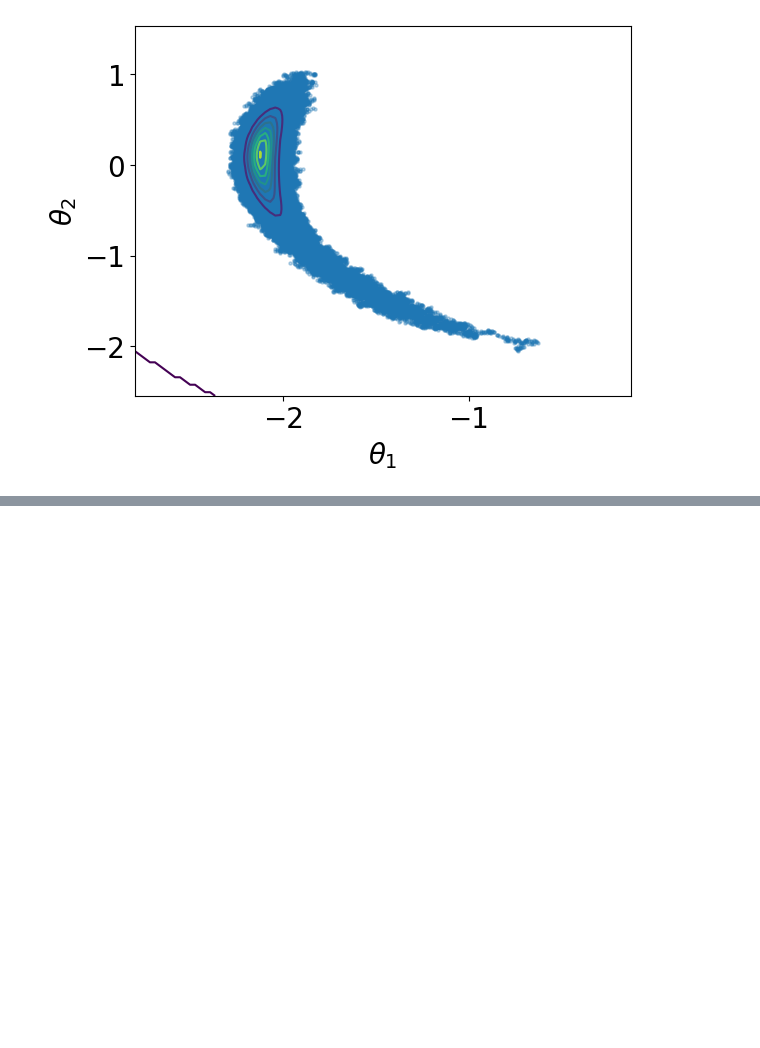
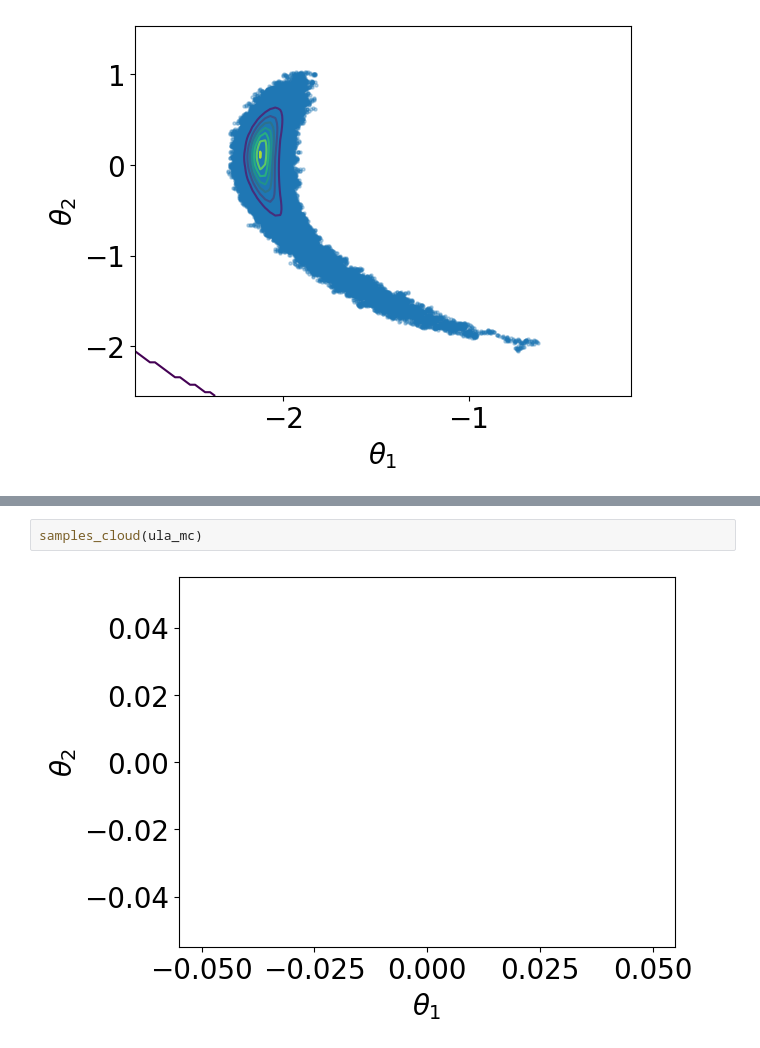
Before and after one commit to alisaklymchuk/stochastic_simulation_math60047, a Jupyter notebook: coursework.ipynb, the cells around one changed output, grey strips where cells are left out. Cells and saved outputs as stored; diff of their text form; blank space fills up the shorter version.

```diff
--- a/coursework.ipynb
+++ b/coursework.ipynb
@@ -502,0 +565,4 @@ samples_cloud(mala_mc)
+# %%
+samples_cloud(ula_mc)
+# %% [output]
+[figure, added]
```
Also changed, not shown: parts of 5 cells of this notebook.
